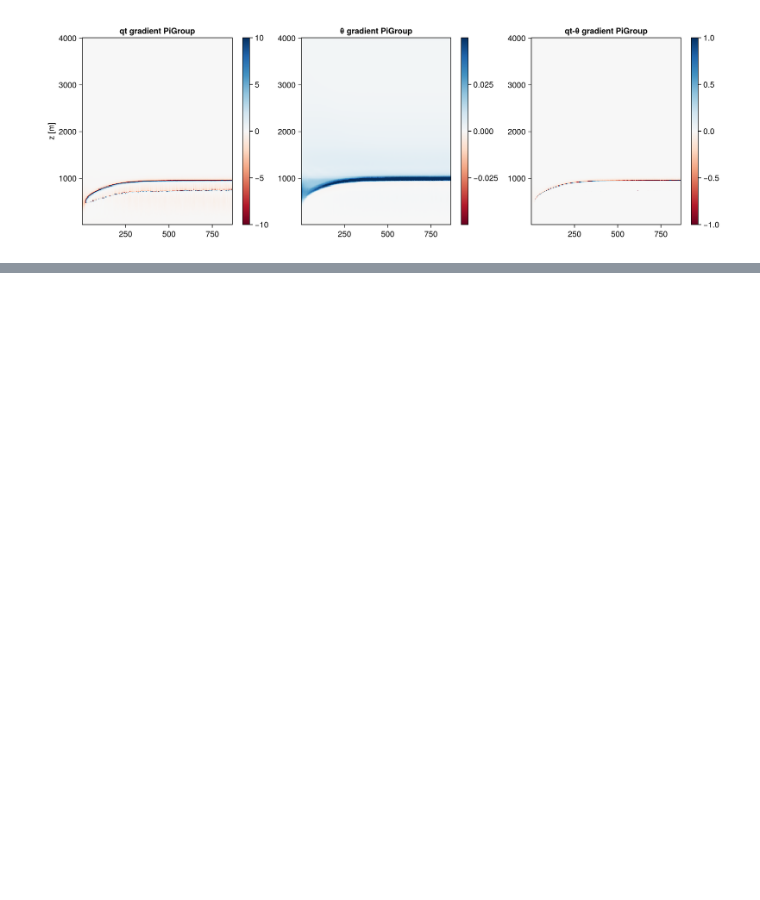
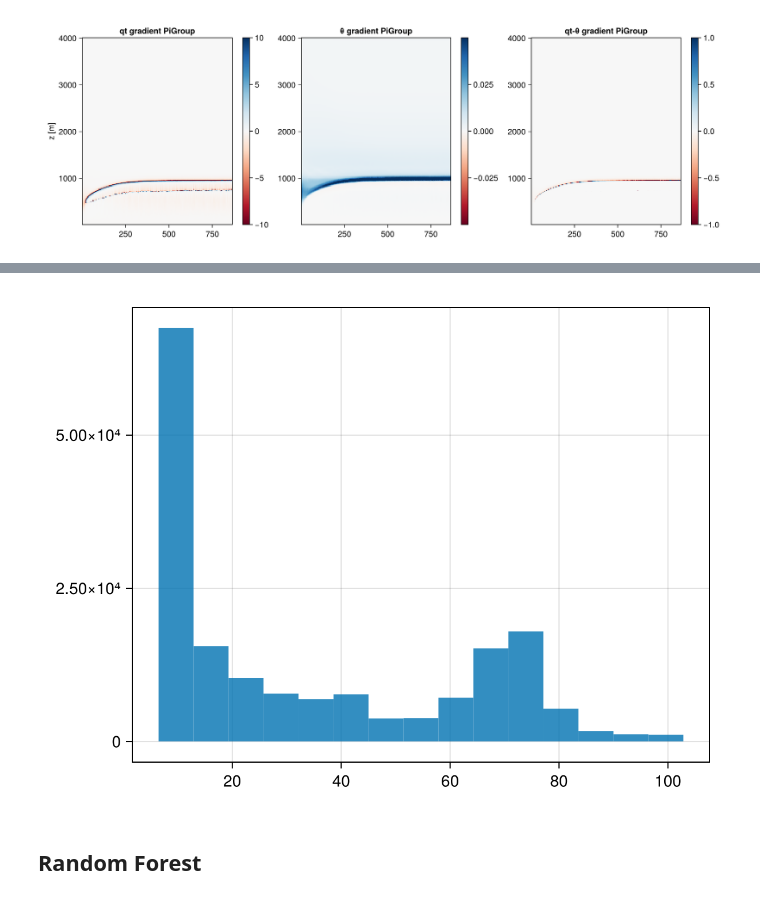
Before and after one commit to Julians42/CloudFractionClosure, a Jupyter notebook: compute_terms.ipynb, the cells around one changed output, grey strips where cells are left out. Drawn from its saved outputs; the diff is of its cells as text; code cells hidden in the pictures; blank space fills up the shorter version.

```diff
--- a/compute_terms.ipynb
+++ b/compute_terms.ipynb
@@ -86,0 +100,23 @@ fig
+# %%
+predictors = [
+    "tke",
+    "thetali_gradient",
+    "gr3",
+    "q_lengthscale",
+    "buoyancy_freq",
+    "gr2",
+    "mix_len_no_z",
+    "strain_rate",
+    "theta_lengthscale",
+    "gr1",
+    "qt_gradient",
+    "q_tot",
+    "t"
+]
+target = "cloud_fraction"
+
+sample_site_data = process_les_file(LES_DATA_PATH, params);
+X, y = flatten_and_preprocess(sample_site_data, predictors, target)
+
+df = DataFrame(X, predictors)
+df[!, :cloud_fraction] = y;
@@ -86,0 +169,9 @@ fig
+# %%
+df = DataFrame(X, predictors)
+df[!, :cloud_fraction] = y
+
+hist(df[!, :tke])
+# %% [output]
+[figure, added]
+# %% [markdown]
+## Random Forest
```
Also changed, not shown: parts of 22 cells of this notebook, 7 other files.
